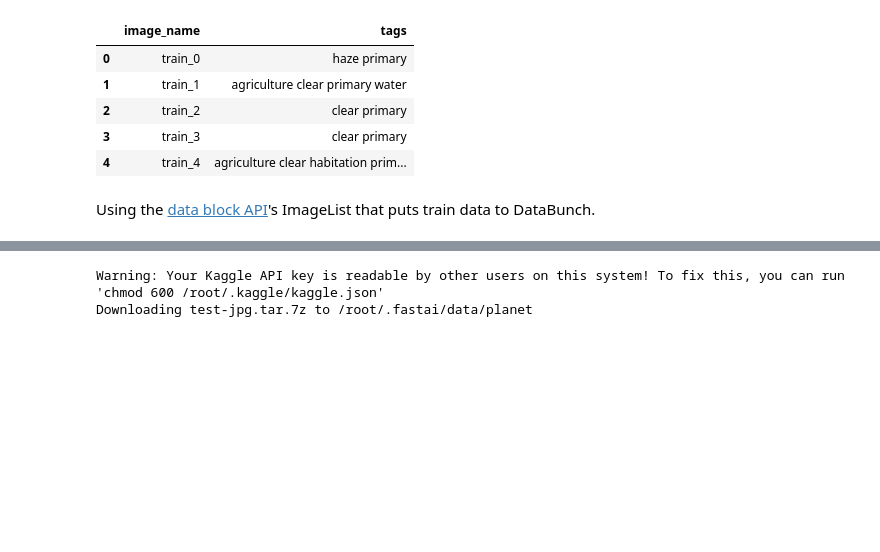
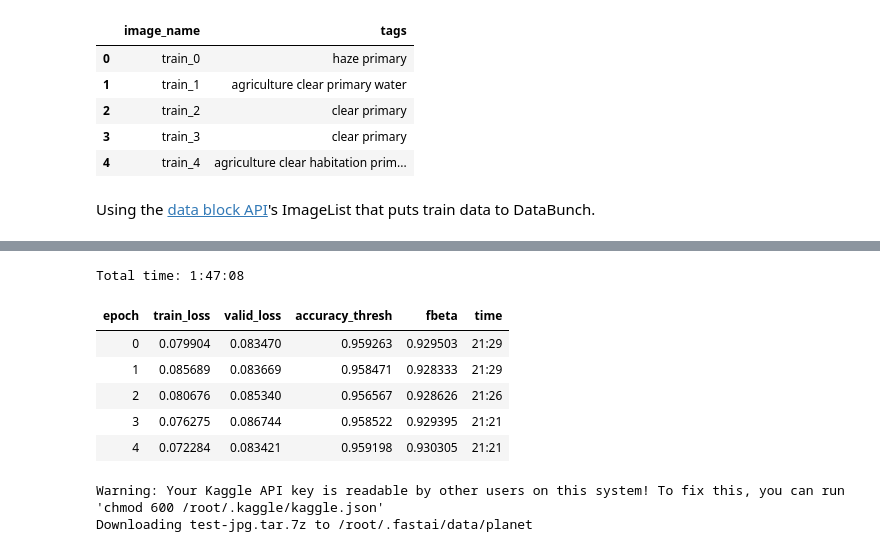
Before and after one commit to elirex/ml-practices, a Jupyter notebook: fast.ai-v3/lesson3/lesson3_planet.ipynb, the cells around one changed output, grey strips where cells are left out. Cells and saved outputs as stored; diff of their text form; code cells hidden in the pictures; blank space fills up the shorter version.

```diff
--- a/fast.ai-v3/lesson3/lesson3_planet.ipynb
+++ b/fast.ai-v3/lesson3/lesson3_planet.ipynb
@@ -138,0 +177,10 @@ learn.save("stage-2")
+# %%
+learn.fit_one_cycle(5, slice(1e-5, lr/5))
+# %% [output]
+Total time: 1:47:08
+| epoch | train_loss | valid_loss | accuracy_thresh | fbeta | time |
+| 0 | 0.079904 | 0.083470 | 0.959263 | 0.929503 | 21:29 |
+| 1 | 0.085689 | 0.083669 | 0.958471 | 0.928333 | 21:29 |
+| 2 | 0.080676 | 0.085340 | 0.956567 | 0.928626 | 21:26 |
+| 3 | 0.076275 | 0.086744 | 0.958522 | 0.929395 | 21:21 |
+| 4 | 0.072284 | 0.083421 | 0.959198 | 0.930305 | 21:21 |
```
Also changed, not shown: parts of 34 cells of this notebook.
